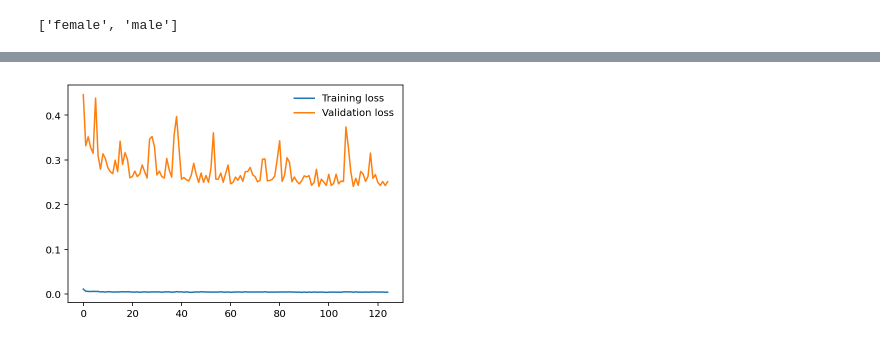
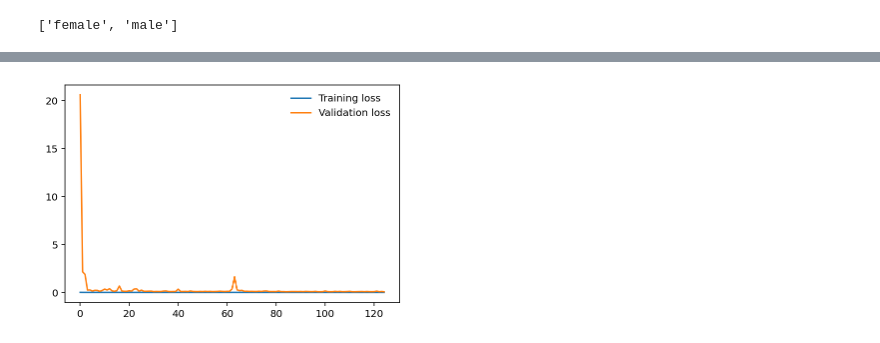
Before and after one commit to DenishevVadim/Gender_predict, a Jupyter notebook: Training model.ipynb, the cells around one changed output, grey strips where cells are left out. Cells and saved outputs as stored; diff of their text form; code cells hidden in the pictures.

Commit message:
Update Training model.ipynb
Fixed training

```diff
--- a/Training model.ipynb
+++ b/Training model.ipynb
@@ -11,5 +11,5 @@ from torchvision import datasets, transforms, models'''
 # %%
-'''data_dir = '../input/ntechlab2/internship_data'
+data_dir = '../input/ntechlab2/internship_data'
 def load_split_train_test(datadir, valid_size = .1):
     train_transforms = transforms.Compose([transforms.Resize((224,224)),
                                            transforms.RandomCrop([196, 196]),
@@ -37,10 +37,10 @@ def load_split_train_test(datadir, valid_size = .1):
                    sampler=test_sampler, batch_size=128)
     return trainloader, testloader
 trainloader, testloader = load_split_train_test(data_dir, .2)
-print(trainloader.dataset.classes)'''
+print(trainloader.dataset.classes)
 # %% [output]
 ['female', 'male']
 # %%
-'''device = torch.device("cuda" if torch.cuda.is_available()
+device = torch.device("cuda" if torch.cuda.is_available()
                                   else "cpu")
-model = models.resnet34(pretrained=True)'''
+model = models.resnet34(pretrained=True)
@@ -47,17 +49,16 @@ model = models.resnet34(pretrained=True)'''
 # %%
-'''for param in model.parameters():
+for param in model.parameters():
     param.requires_grad = True
 
 model.fc = nn.Sequential(nn.Linear(512, 256),
                                  nn.ReLU(),
                                  nn.Dropout(0.2),
-                                 nn.Linear(256, 2),
-                                 nn.LogSoftmax(dim=1))
-criterion = nn.NLLLoss()
-optimizer = optim.Adam(model.parameters(), lr=0.003)
-model.to(device);'''
+                                 nn.Linear(256, 2))
+criterion = nn.CrossEntropyLoss()
+optimizer = optim.Adam(model.parameters(), lr=0.0015)
+model.to(device);
 # %%
-'''epochs = 1
+epochs = 2
 steps = 0
 running_loss = 0
 print_every = 10
@@ -96,5 +97,5 @@ for epoch in range(epochs):
                   f"Test accuracy: {accuracy/len(testloader):.3f}")
             running_loss = 0
             model.train()
-torch.save(model, 'aerialmodel.pth')'''
+torch.save(model, 'aerialmodel.pth')
 # %% [output]
@@ -118,7 +119,7 @@ Epoch 2/2.. Train loss: 0.267.. Test loss: 0.251.. Test accuracy: 0.890
 # %%
-'''plt.plot(train_losses, label='Training loss')
+plt.plot(train_losses, label='Training loss')
 plt.plot(test_losses, label='Validation loss')
 plt.legend(frameon=False)
-plt.show()'''
+plt.show()
 # %% [output]
-[figure, old version]
+[figure, new version]
```
Also changed, not shown: parts of 3 cells of this notebook.
